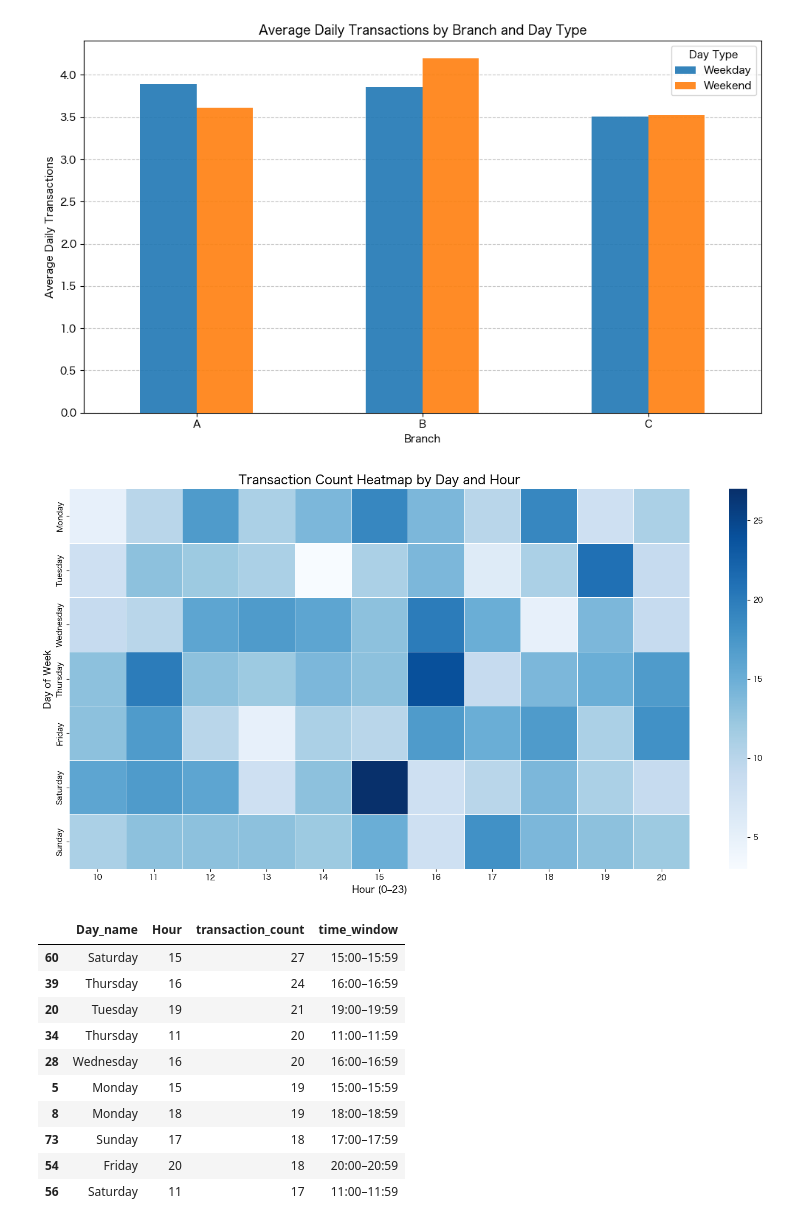
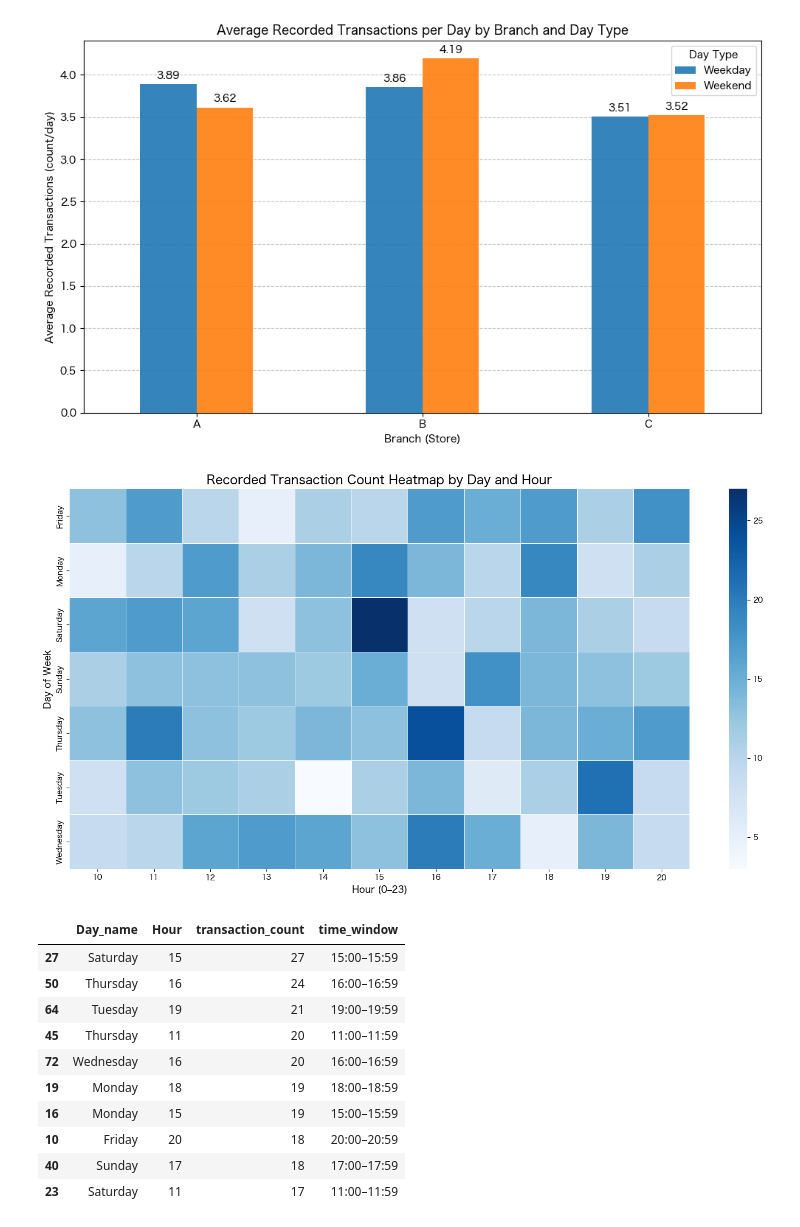
Before and after one commit to Hannah342/data_analytics_projects, a Jupyter notebook: supermarket_sales_analysis/supermarket_sales_analysis.ipynb, the cells around one changed output. Drawn from its saved outputs; the diff is of its cells as text; code cells hidden in the pictures.

```diff
--- a/supermarket_sales_analysis/supermarket_sales_analysis.ipynb
+++ b/supermarket_sales_analysis/supermarket_sales_analysis.ipynb
@@ -14,7 +14,7 @@ df['Date'] = pd.to_datetime(df['Date'])
 df['Time'] = pd.to_datetime(df['Time'], format='%H:%M')
 df['Hour'] = df['Time'].dt.hour
 # %%
-# Step 1 – Compare weekday vs weekend traffic by branch
+# Step 1 – Compare weekday vs weekend transaction_count by branch
 
 # Derive weekday and weekend classification
 df['Day_name'] = df['Date'].dt.day_name()
@@ -27,37 +27,42 @@ def get_day_type(day_name):
 df['Day_type'] = df['Day_name'].apply(get_day_type)
 
 # Calculate daily transaction count per branch
-daily_traffic = (
+daily_transaction_count = (
     df.groupby(['Date', 'Branch', 'Day_type'])['Invoice ID']
       .nunique()
       .reset_index(name='daily_transactions')
 )
 
 # Use average daily transactions to avoid bias from uneven number of days
-avg_daily_traffic = (
-    daily_traffic.groupby(['Branch', 'Day_type'])['daily_transactions']
+avg_daily_transaction_count = (
+    daily_transaction_count.groupby(['Branch', 'Day_type'])['daily_transactions']
                  .mean()
                  .unstack()
 )
 
 # Visualization
-ax = avg_daily_traffic.plot(kind='bar', figsize=(10, 6), alpha=0.9, zorder=3)
+ax = avg_daily_transaction_count.plot(kind='bar', figsize=(10, 6), alpha=0.9, zorder=3)
 
-plt.title('Average Daily Transactions by Branch and Day Type')
-plt.xlabel('Branch')
-plt.ylabel('Average Daily Transactions')
+plt.title('Average Recorded Transactions per Day by Branch and Day Type')
+plt.xlabel('Branch (Store)')
+plt.ylabel('Average Recorded Transactions (count/day)')
 plt.xticks(rotation=0)
 plt.grid(axis='y', linestyle='--', alpha=0.7, zorder=0)
 plt.legend(title='Day Type')
+
+for container in ax.containers:
+    ax.bar_label(container, fmt='%.2f', padding=3)
+
 plt.tight_layout()
+plt.savefig('images/weekday_weekend_recorded_transactions.png', dpi=300)
 plt.show()
 # %% [output]
-[figure, old version]
+[figure, new version]
 # %%
 # Step 2 – Identify the busiest time slot (day_name × hour)
 
 # Metric: transaction count (unique Invoice ID)
-traffic_by_day_hour = pd.pivot_table(
+transaction_count_by_day_hour = pd.pivot_table(
     df,
     values = 'Invoice ID',
     index = 'Day_name',
@@ -67,50 +72,51 @@ traffic_by_day_hour = pd.pivot_table(
 
 # Ensure weekday order for readability
 days_order = ['Monday', 'Tuesday', 'Wednesday', 'Thursday', 'Friday', 'Saturday', 'Sunday']
-traffic_by_day_hour = traffic_by_day_hour.reindex(days_order)
+transaction_countby_day_hour = transaction_count_by_day_hour.reindex(days_order)
 
 # Visualization (heatmap is for intuition; Top-N below is the evidence)
 plt.figure(figsize=(15, 8))
 sns.heatmap(
-    data = traffic_by_day_hour,
+    data = transaction_count_by_day_hour,
     cmap = 'Blues',
     annot = False,
     fmt = '.0f',
     linewidths = 0.5
 )
-plt.title('Transaction Count Heatmap by Day and Hour', fontsize=16)
+plt.title('Recorded Transaction Count Heatmap by Day and Hour', fontsize=16)
 plt.xlabel('Hour (0–23)', fontsize=12)
 plt.ylabel('Day of Week', fontsize=12)
 plt.tight_layout()
+plt.savefig('images/recorded_transactions_heatmap.png', dpi=300)
 plt.show()
 
-# Evidence table: Top N busiest slots by traffic
+# Evidence table: Top N busiest slots by transaction_count
 top_n = 10
 
 top_slots = (
-    traffic_by_day_hour
+    transaction_count_by_day_hour
     .stack()   # (Day_name, Hour) -> transaction_count
     .reset_index(name='transaction_count')
     .sort_values('transaction_count', ascending=False)
     .head(top_n)
 )
 
 def format_time_window(hour):
     return f"{hour:02d}:00–{hour:02d}:59"
 
 top_slots['time_window'] = top_slots['Hour'].apply(format_time_window)
 display(top_slots)
 # %% [output]
-[figure, old version]
+[figure, new version]
 |  | Day_name | Hour | transaction_count | time_window |
-| 60 | Saturday | 15 | 27 | 15:00–15:59 |
-| 39 | Thursday | 16 | 24 | 16:00–16:59 |
-| 20 | Tuesday | 19 | 21 | 19:00–19:59 |
-| 34 | Thursday | 11 | 20 | 11:00–11:59 |
-| 28 | Wednesday | 16 | 20 | 16:00–16:59 |
-| 5 | Monday | 15 | 19 | 15:00–15:59 |
-| 8 | Monday | 18 | 19 | 18:00–18:59 |
-| 73 | Sunday | 17 | 18 | 17:00–17:59 |
-| 54 | Friday | 20 | 18 | 20:00–20:59 |
-| 56 | Saturday | 11 | 17 | 11:00–11:59 |
+| 27 | Saturday | 15 | 27 | 15:00–15:59 |
+| 50 | Thursday | 16 | 24 | 16:00–16:59 |
+| 64 | Tuesday | 19 | 21 | 19:00–19:59 |
+| 45 | Thursday | 11 | 20 | 11:00–11:59 |
+| 72 | Wednesday | 16 | 20 | 16:00–16:59 |
+| 19 | Monday | 18 | 19 | 18:00–18:59 |
+| 16 | Monday | 15 | 19 | 15:00–15:59 |
+| 10 | Friday | 20 | 18 | 20:00–20:59 |
+| 40 | Sunday | 17 | 18 | 17:00–17:59 |
+| 23 | Saturday | 11 | 17 | 11:00–11:59 |
 # %%
```
Also changed, not shown: parts of 2 cells of this notebook, 4 other files.
